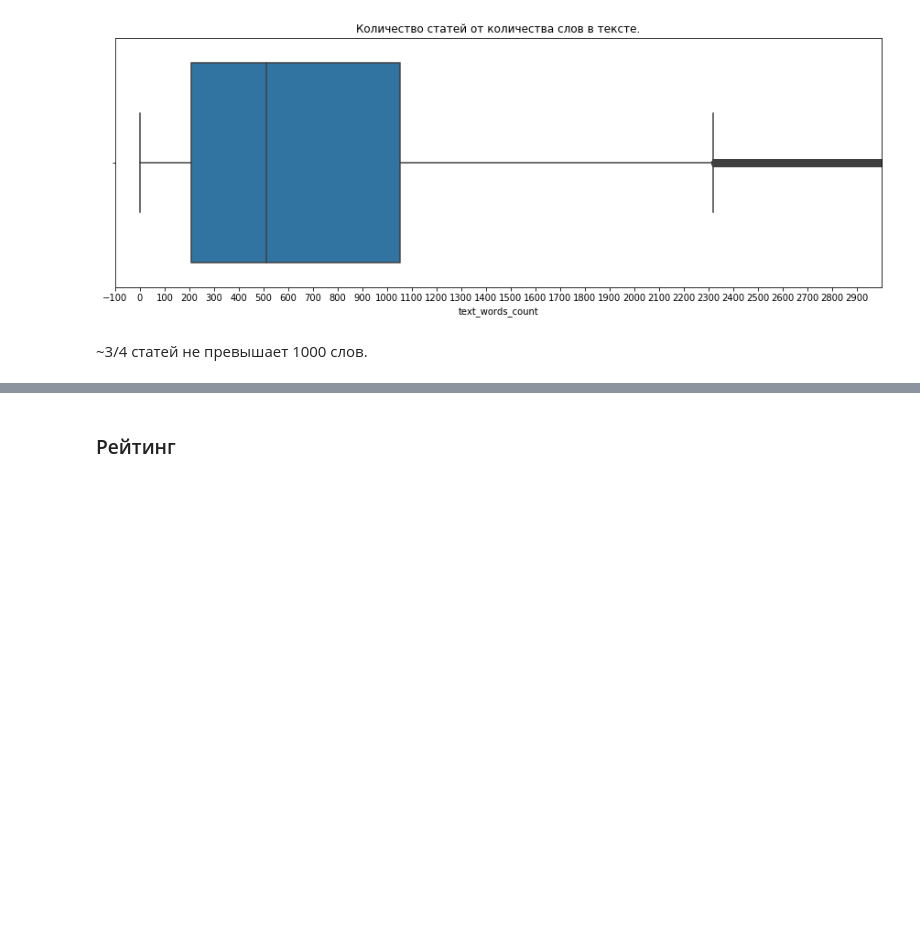
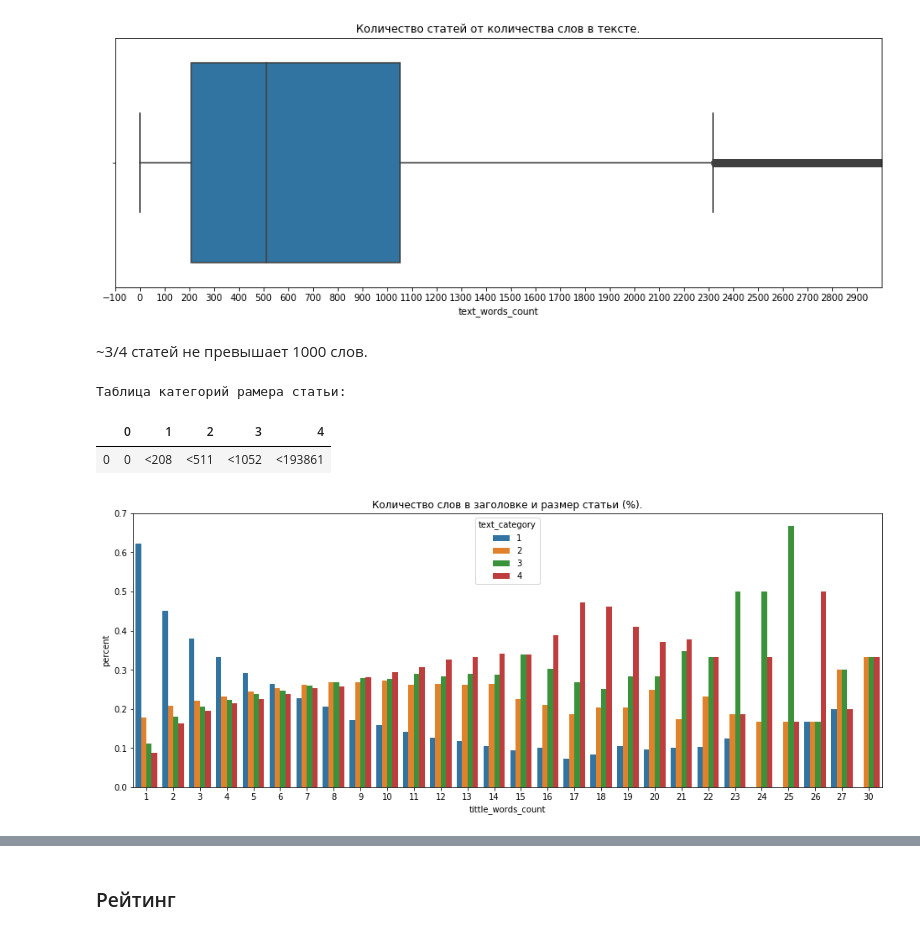
Before and after one commit to D7nis/DS_Habr_rate, a Jupyter notebook: Habr.ipynb, the cells around one changed output, grey strips where cells are left out. Drawn from its saved outputs; the diff is of its cells as text; code cells hidden in the pictures; blank space fills up the shorter version.

```diff
--- a/Habr.ipynb
+++ b/Habr.ipynb
@@ -413,0 +403,18 @@ plt.xticks(range(-100, 3000, 100));
+# %%
+print('Таблица категорий рамера статьи:')
+df_tc_legend
+# %% [output]
+Таблица категорий рамера статьи:
+|  | 0 | 1 | 2 | 3 | 4 |
+| 0 | 0 | <208 | <511 | <1052 | <193861 |
+# %%
+dataTWCvsTC = df.groupby(['tittle_words_count'], observed=True)['text_category'].\
+                 value_counts(normalize=True).rename('percent').reset_index().\
+                                                     sort_values('text_category')
+# %%
+fsize = (16, 6)
+fig, ax = plt.subplots(figsize=fsize)
+plt.title('Количество слов в заголовке и размер статьи (%).')
+sns.barplot(x='tittle_words_count', y='percent', hue='text_category',data=dataTWCvsTC);
+# %% [output]
+[figure, added]
```
Also changed, not shown: parts of 16 cells of this notebook.
